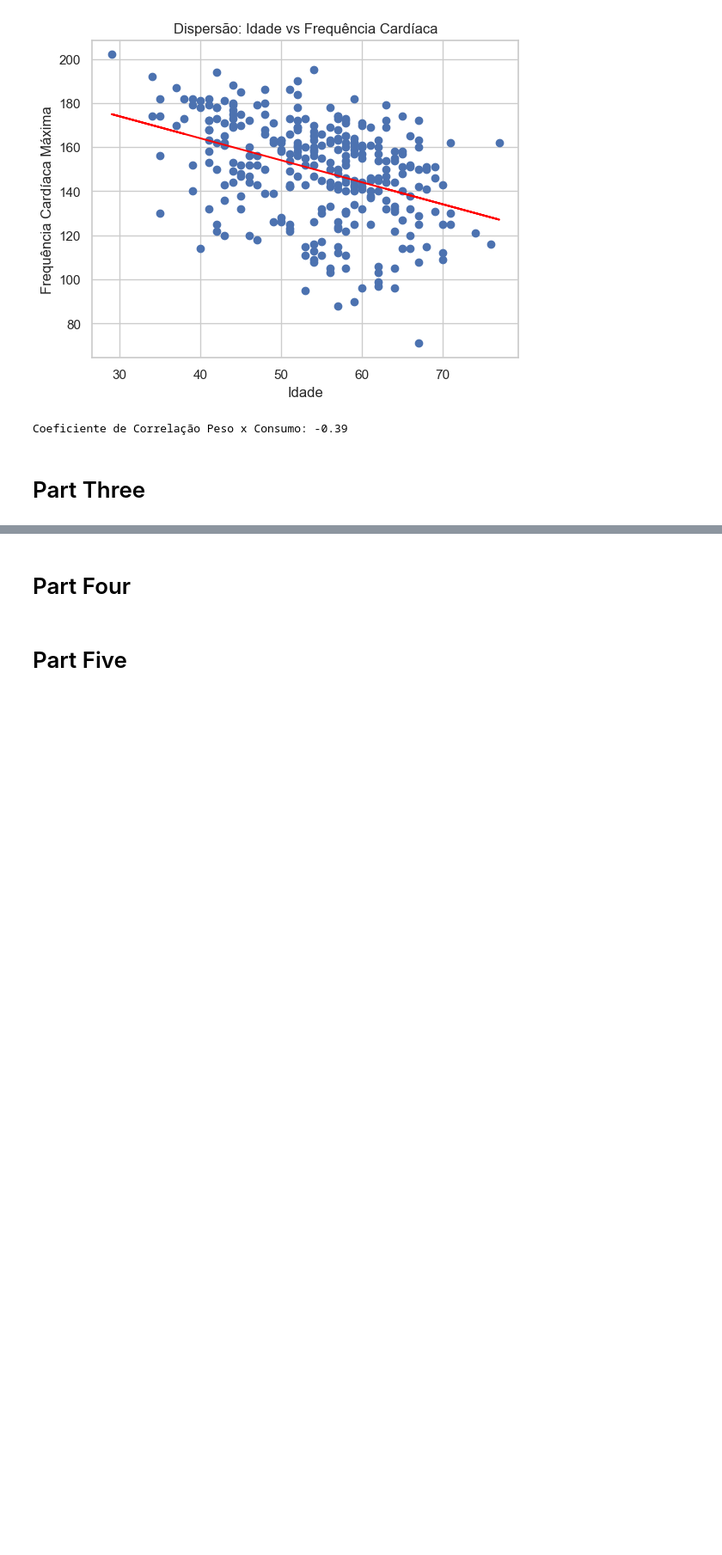
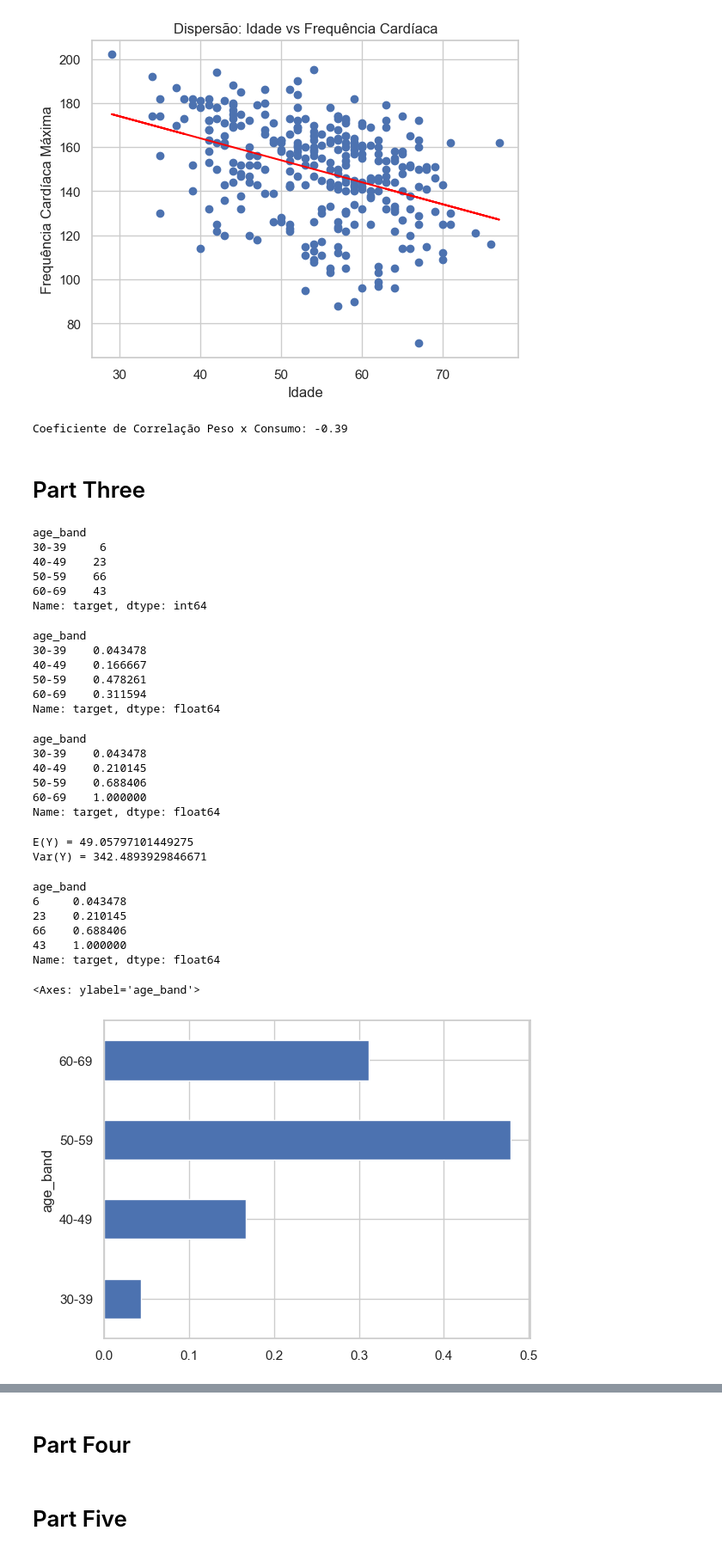
Before and after one commit to KevBoyz/heart-disease-analysis, a Jupyter notebook: all_stuff.ipynb, the cells around one changed output, grey strips where cells are left out. Shown at 86% size. Drawn from its saved outputs; the diff is of its cells as text; code cells hidden in the pictures; blank space fills up the shorter version.

```diff
--- a/all_stuff.ipynb
+++ b/all_stuff.ipynb
@@ -194,3 +207,72 @@ print(f"Coeficiente de Correlação Peso x Consumo: {correlacao_mpg:.2f}")
 Coeficiente de Correlação Peso x Consumo: -0.39
 # %% [markdown]
 # Part Three
+# %%
+df_age_split = pd.DataFrame()
+df_age_split['age_band'] = pd.cut(
+    df['age'],
+    bins=[30, 40, 50, 60, 70],
+    labels=['30-39', '40-49', '50-59', '60-69']
+)
+df_age_split['target'] = df.target
+
+fi = df_age_split.groupby('age_band')['target'].sum()
+fi
+# %% [output]
+age_band
+30-39     6
+40-49    23
+50-59    66
+60-69    43
+Name: target, dtype: int64
+# %%
+pmf = fi / fi.sum()
+pmf
+# %% [output]
+age_band
+30-39    0.043478
+40-49    0.166667
+50-59    0.478261
+60-69    0.311594
+Name: target, dtype: float64
+# %%
+cdf = pmf.cumsum()
+cdf
+# %% [output]
+age_band
+30-39    0.043478
+40-49    0.210145
+50-59    0.688406
+60-69    1.000000
+Name: target, dtype: float64
+# %%
+expected = expected_val(fi, pmf)
+var = variance(fi, pmf, expected)
+
+print(f'E(Y) = {expected}')
+print(f'Var(Y) = {var}')
+# %% [output]
+E(Y) = 49.05797101449275
+Var(Y) = 342.4893929846671
+# %%
+fi_values = {
+    '30-39': fi.iloc[0],
+    '40-49': fi.iloc[1],
+    '50-59': fi.iloc[2],
+    '60-69': fi.iloc[3]
+}
+cdf_fi = cdf.copy()
+cdf_fi.index.map(fi_values)
+cdf_fi
+# %% [output]
+age_band
+6     0.043478
+23    0.210145
+66    0.688406
+43    1.000000
+Name: target, dtype: float64
+# %%
+pmf.plot.barh()
+# %% [output]
+<Axes: ylabel='age_band'>
+[figure, added]
```
Also changed, not shown: parts of 3 cells of this notebook.
